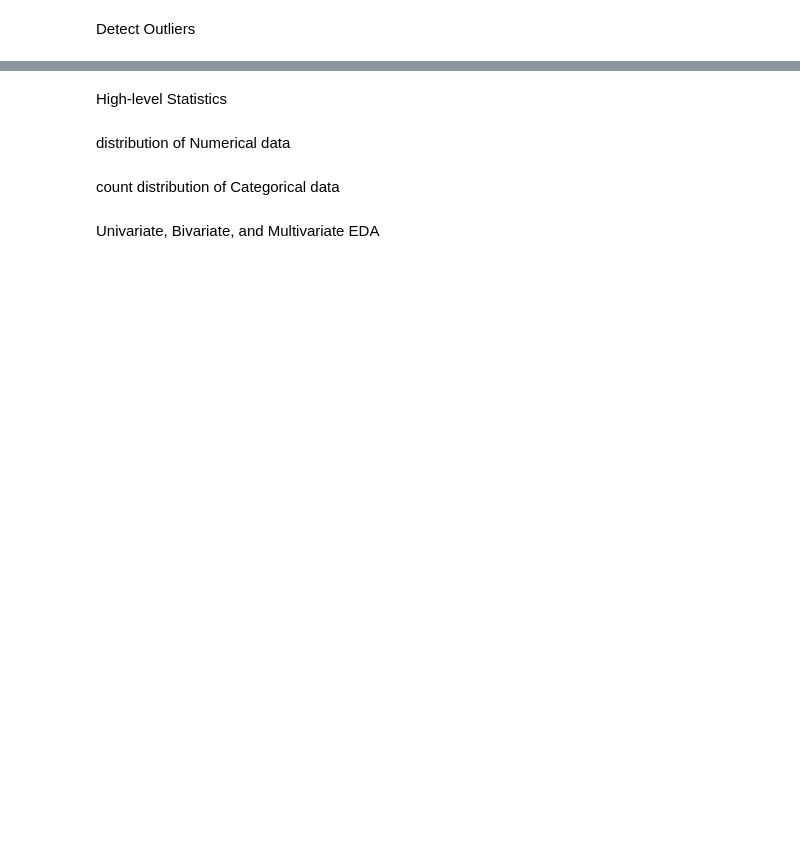
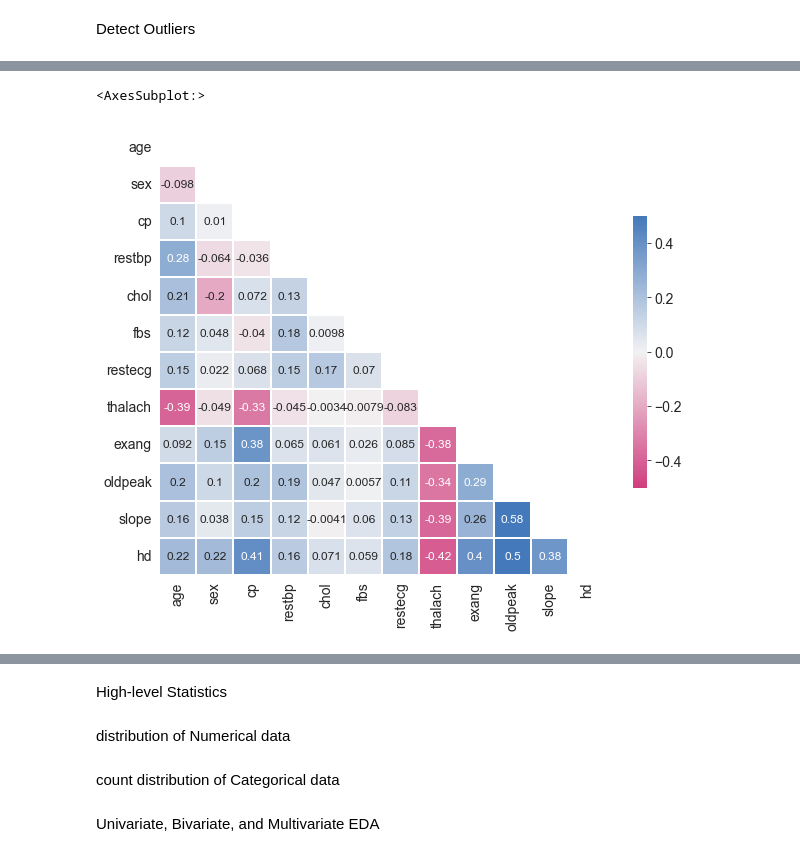
Before and after one commit to unpatel1/20220614_Classification_Tree_Heart_Disease, a Jupyter notebook: Classification_Tree_Heart_Disease.ipynb, the cells around one changed output, grey strips where cells are left out. Cells and saved outputs as stored; diff of their text form; code cells hidden in the pictures; blank space fills up the shorter version.

```diff
--- a/Classification_Tree_Heart_Disease.ipynb
+++ b/Classification_Tree_Heart_Disease.ipynb
@@ -158,0 +270,3 @@ Detect Outliers
+# %%
+matrix_2 = np.triu(np.ones_like(df.corr()))
+matrix_2
@@ -158,0 +286,10 @@ Detect Outliers
+# %%
+plt.figure(figsize = (10,10))
+cmap = sns.diverging_palette(350, 250, as_cmap = True)
+
+sns.heatmap(df.corr(), vmin = -.5, vmax = .5, cmap = cmap, center = 0, annot = True, annot_kws = {'size': 12},
+            linewidths = 0.1, linecolor = 'white', cbar = True, cbar_kws = {"shrink": .5}, square = True,
+            xticklabels = 1, yticklabels = 1, mask = matrix_2)
+# %% [output]
+<AxesSubplot:>
+[figure, added]
```
Also changed, not shown: parts of 18 cells of this notebook.
